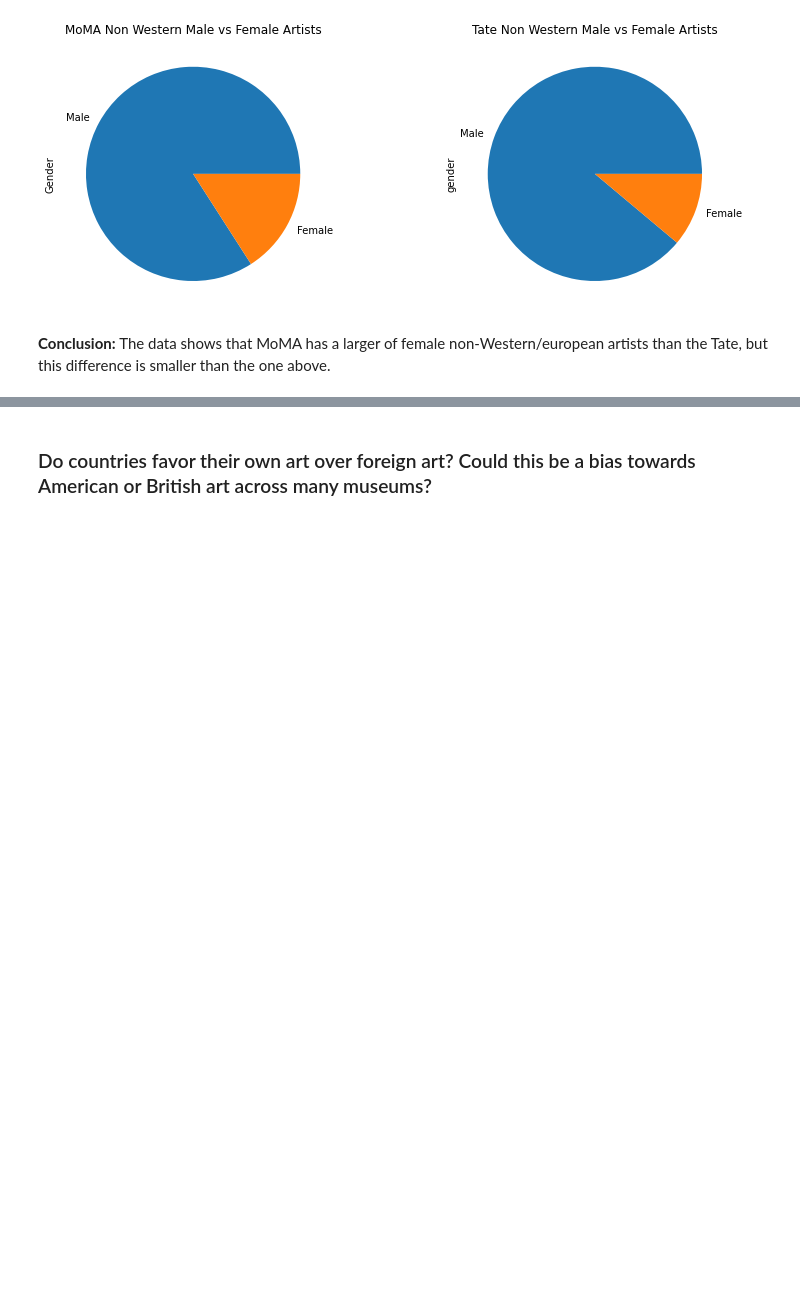
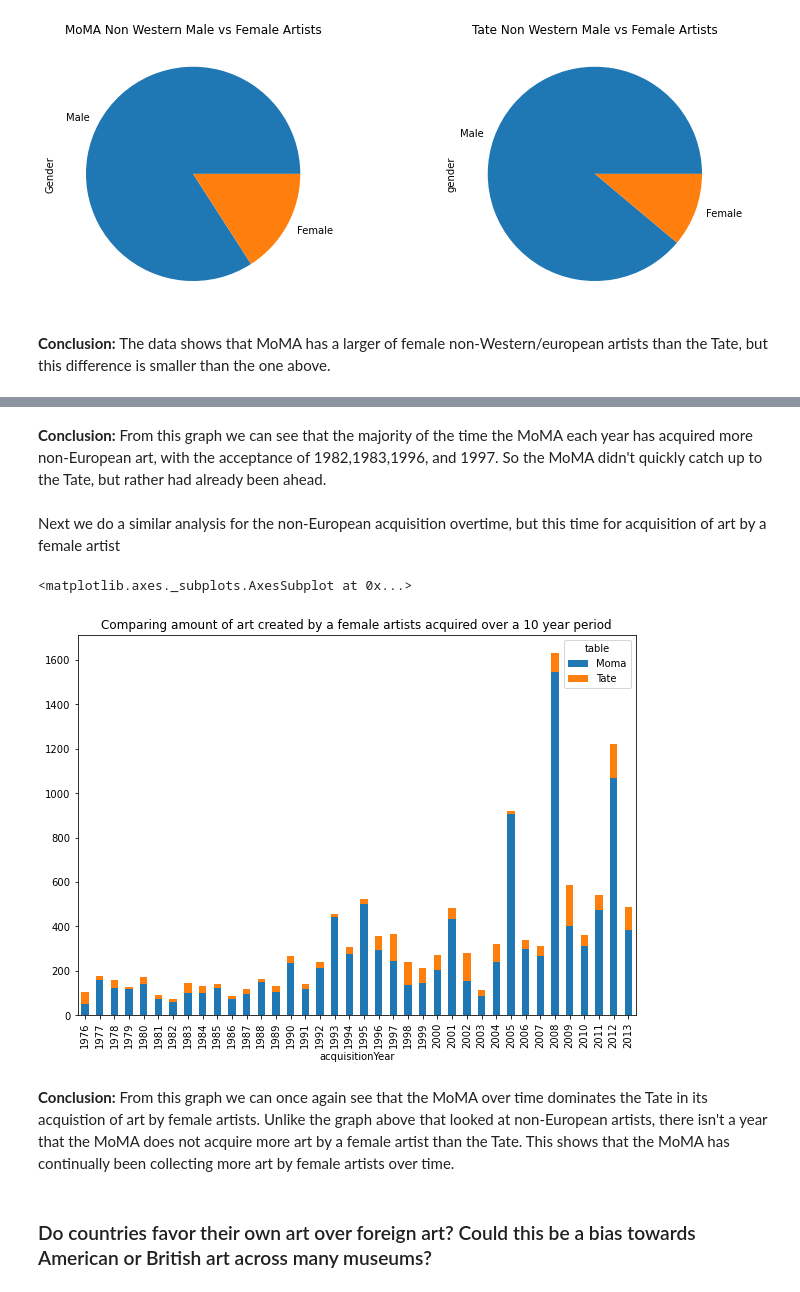
Before and after one commit to emily-oconnell/diversity-in-art-museums, a Jupyter notebook: worknotebook.ipynb, the cells around one changed output, grey strips where cells are left out. Cells and saved outputs as stored; diff of their text form; code cells hidden in the pictures; blank space fills up the shorter version.

```diff
--- a/worknotebook.ipynb
+++ b/worknotebook.ipynb
@@ -578,3 +630,37 @@ fig.set_figwidth(12)
+# %% [markdown]
+<strong>Conclusion:</strong> From this graph we can see that the majority of the time the MoMA each year has acquired more non-European art, with the acceptance of 1982,1983,1996, and 1997. So the MoMA didn't quickly catch up to the Tate, but rather had already been ahead.
+# %% [markdown]
+Next we do a similar analysis for the non-European acquisition overtime, but this time for acquisition of art by a female artist
+# %%
+#we use the same process as above, with the exception of switching out the column European? for gender in each instance
+acquisitionYear = pd.DataFrame(tate_country[tate_country['gender'] == 'Female'].groupby('acquisitionYear')['gender'].value_counts())
+acquisitionYear['count'] = acquisitionYear['gender']
+acquisitionYear.drop(columns = ['gender'], inplace = True)
+acquisitionYear = acquisitionYear.reset_index()
+acquisitionYear = acquisitionYear[acquisitionYear['acquisitionYear']>1975]
+acquisitionYear['acquisitionYear'] = acquisitionYear['acquisitionYear'].astype(int)
+acquisitionYear['table'] = "Tate"
+acquisitionYear.drop(columns = ['gender'], inplace = True)
+pivot = acquisitionYear.pivot(index='acquisitionYear', columns = 'table', values = 'count')
+
+moma_before_2013['acquisitionYear'] = moma_before_2013['Acquisition Date'].dt.year
+acquisitionYear1 = pd.DataFrame(moma_before_2013[moma_before_2013['Gender'] == 'Female'].groupby('acquisitionYear')['Gender'].value_counts())
+acquisitionYear1['count'] = acquisitionYear1['Gender']
+acquisitionYear1.drop(columns = ['Gender'], inplace = True)
+acquisitionYear1 = acquisitionYear1.reset_index()
+acquisitionYear1 = acquisitionYear1[acquisitionYear1['acquisitionYear']>1975]
+acquisitionYear1['table'] = "Moma"
+acquisitionYear1.drop(columns = ['Gender'], inplace = True)
+pivot1 = acquisitionYear1.pivot(index='acquisitionYear', columns = 'table', values = 'count')
+
+new = pivot1.merge(pivot, on = 'acquisitionYear')
+
+new.loc[:,['Moma','Tate']].plot.bar(stacked=True, figsize=(10,7), title = "Comparing amount of art created by a female artists acquired over a 10 year period")
+# %% [output]
+<matplotlib.axes._subplots.AxesSubplot at 0x...>
+[figure, added]
+# %% [markdown]
+<strong>Conclusion:</strong> From this graph we can once again see that the MoMA over time dominates the Tate in its acquistion of art by female artists. Unlike the graph above that looked at non-European artists, there isn't a year that the MoMA does not acquire more art by a female artist than the Tate. This shows that the MoMA has continually been collecting more art by female artists over time.
 # %% [markdown]
 ### Do countries favor their own art over foreign art? Could this be a bias towards American or British art across many museums?
 # %% [markdown]
```
Also changed, not shown: parts of 13 cells of this notebook, 1 other file.
